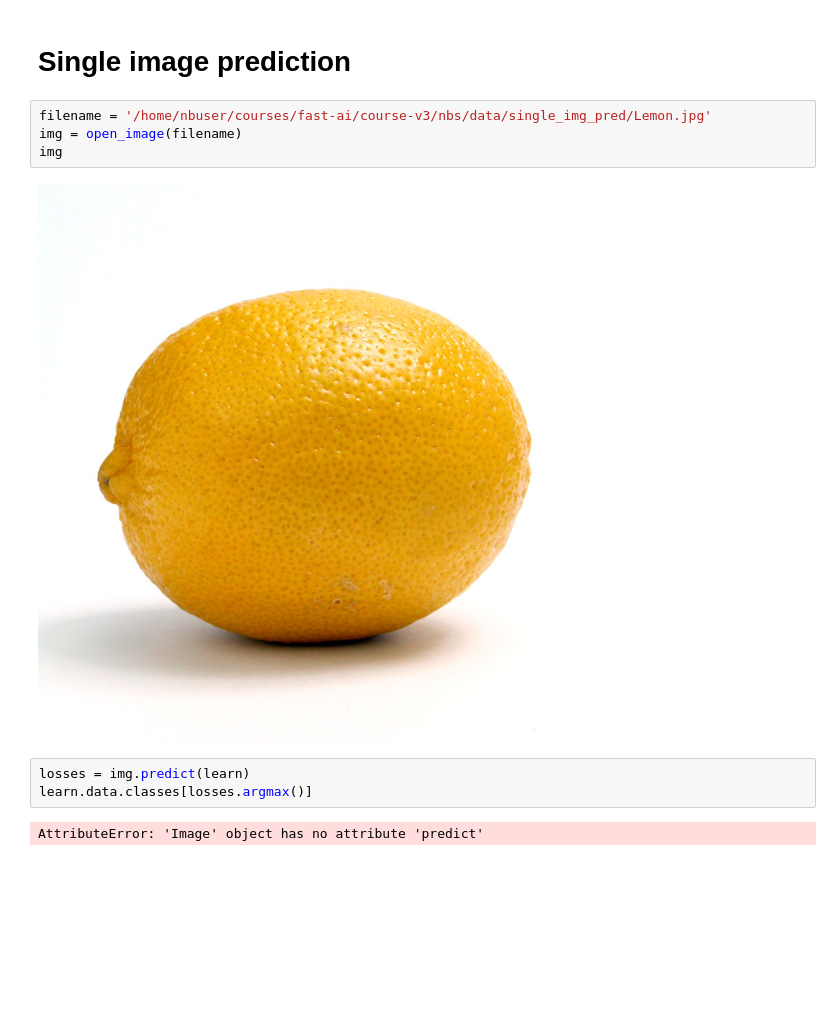
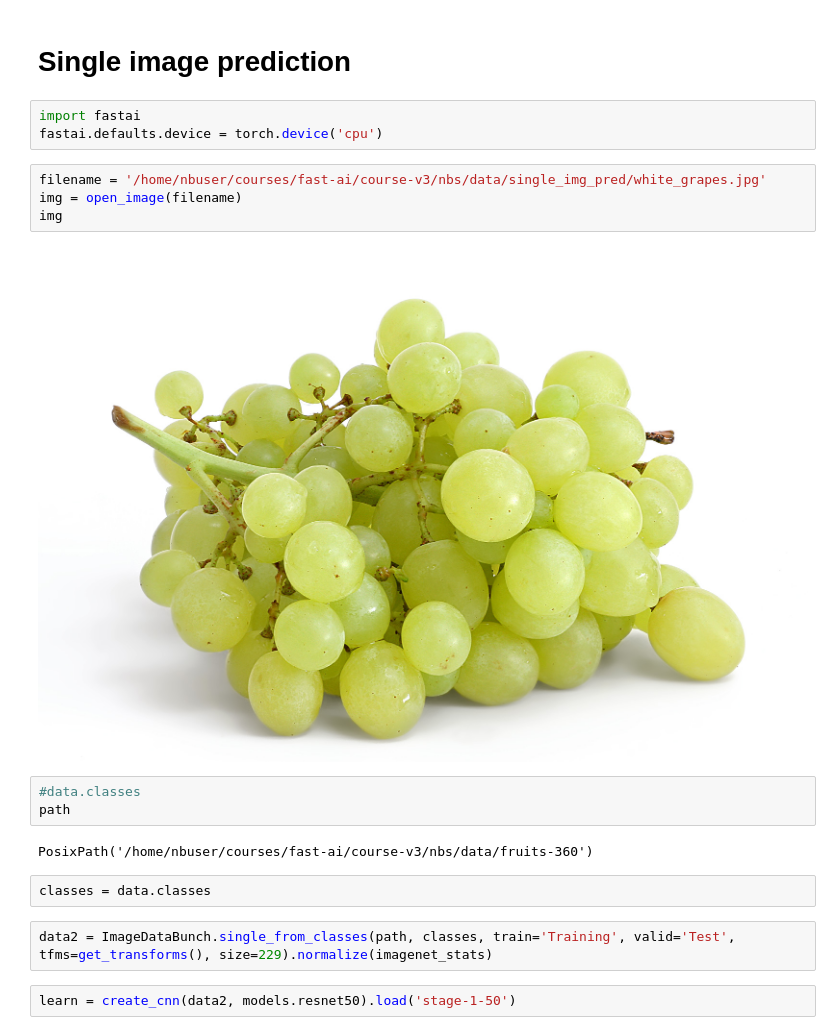
Before and after one commit to neronicolo/fastai_dl1_v3_notebooks, a Jupyter notebook: lesson1-fruits-360_nikola.ipynb, the cells around one changed output. Cells and saved outputs as stored; diff of their text form; blank space fills up the shorter version.

Commit message:
added single image prediction

```diff
--- a/lesson1-fruits-360_nikola.ipynb
+++ b/lesson1-fruits-360_nikola.ipynb
@@ -177,13 +194,22 @@ interp.plot_top_losses(3, figsize=(7,7))
 # %% [markdown]
 # Single image prediction
+# %%
+import fastai
+fastai.defaults.device = torch.device('cpu')
 # %%
-filename = '/home/nbuser/courses/fast-ai/course-v3/nbs/data/single_img_pred/Lemon.jpg'
+filename = '/home/nbuser/courses/fast-ai/course-v3/nbs/data/single_img_pred/white_grapes.jpg'
 img = open_image(filename)
 img
 # %% [output]
-[figure, old version]
+[figure, new version]
-# %%
-losses = img.predict(learn)
-learn.data.classes[losses.argmax()]
-# %% [output]
-AttributeError: 'Image' object has no attribute 'predict'
+# %%
+#data.classes
+path
+# %% [output]
+PosixPath('/home/nbuser/courses/fast-ai/course-v3/nbs/data/fruits-360')
+# %%
+classes = data.classes
+# %%
+data2 = ImageDataBunch.single_from_classes(path, classes, train='Training', valid='Test', tfms=get_transforms(), size=229).normalize(imagenet_stats)
+# %%
+learn = create_cnn(data2, models.resnet50).load('stage-1-50')
```
Also changed, not shown: parts of 5 cells of this notebook.
